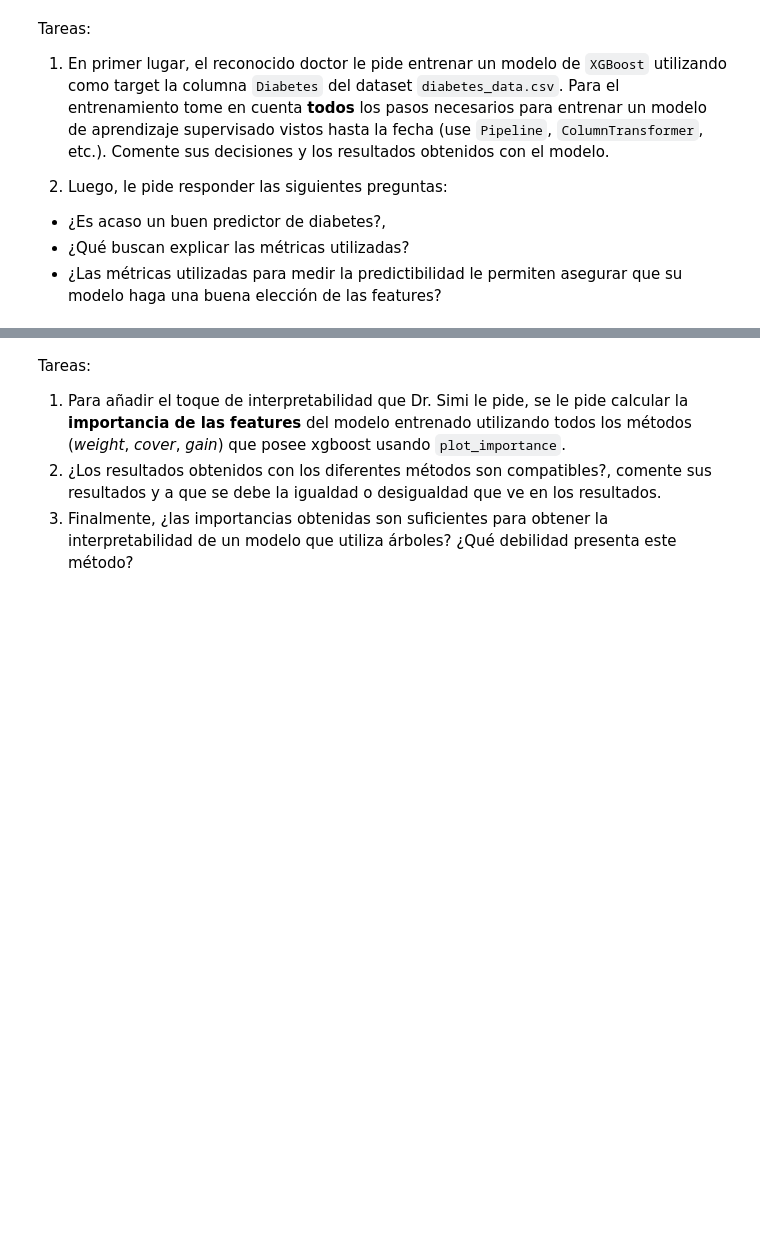
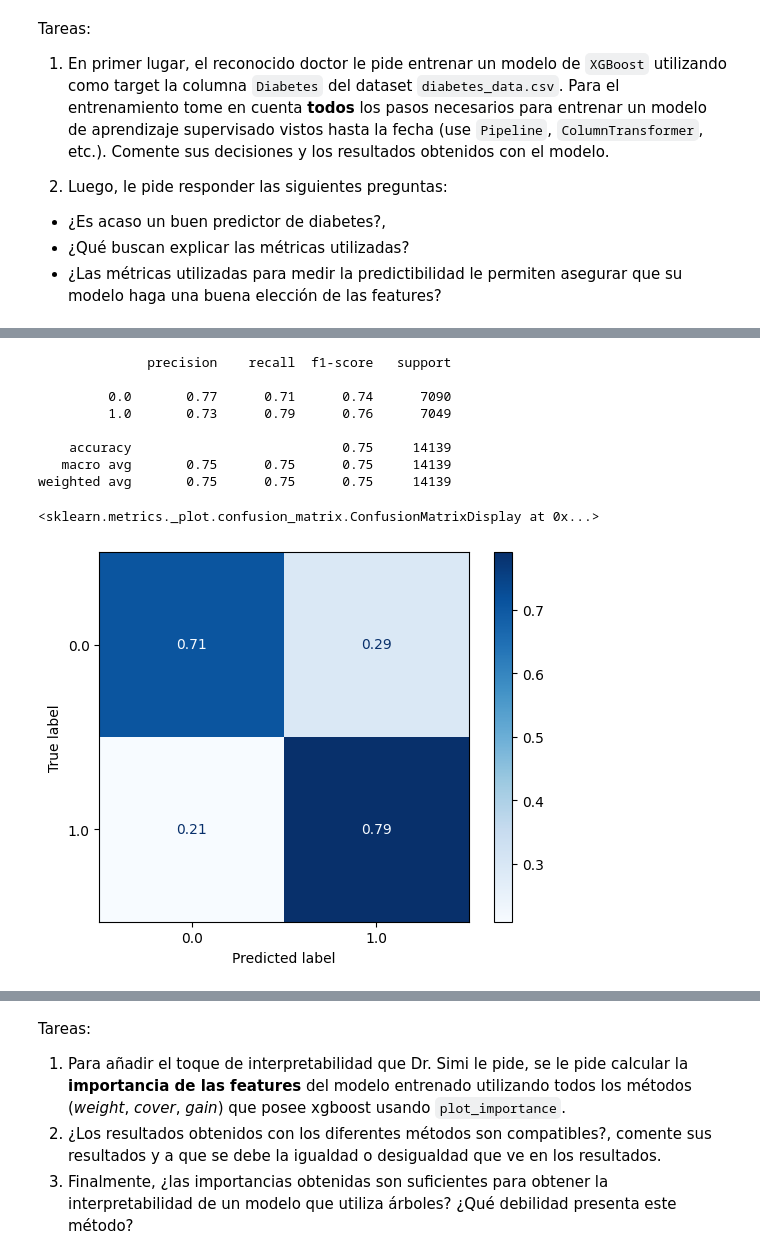
Before and after one commit to t-abedrapo/Laboratorio10_REP, a Jupyter notebook: Lab10.ipynb, the cells around one changed output, grey strips where cells are left out. Saved outputs shown, nothing was run; the diff lists cells and outputs as text; code cells hidden in the pictures; blank space fills up the shorter version.

```diff
--- a/Lab10.ipynb
+++ b/Lab10.ipynb
@@ -99,0 +187,18 @@ Successfully installed xgboost-1.7.5
+# %%
+from sklearn.metrics import accuracy_score, classification_report , confusion_matrix, ConfusionMatrixDisplay
+import matplotlib.pyplot as plt
+#Métricas
+print(classification_report(y_test, y_pred))
+#Matriz de confusión
+ConfusionMatrixDisplay.from_predictions(y_test, y_pred, cmap=plt.cm.Blues, normalize="true")
+# %% [output]
+              precision    recall  f1-score   support
+
+         0.0       0.77      0.71      0.74      7090
+         1.0       0.73      0.79      0.76      7049
+
+    accuracy                           0.75     14139
+   macro avg       0.75      0.75      0.75     14139
+weighted avg       0.75      0.75      0.75     14139
+<sklearn.metrics._plot.confusion_matrix.ConfusionMatrixDisplay at 0x...>
+[figure, added]
```
Also changed, not shown: parts of 23 cells of this notebook.
